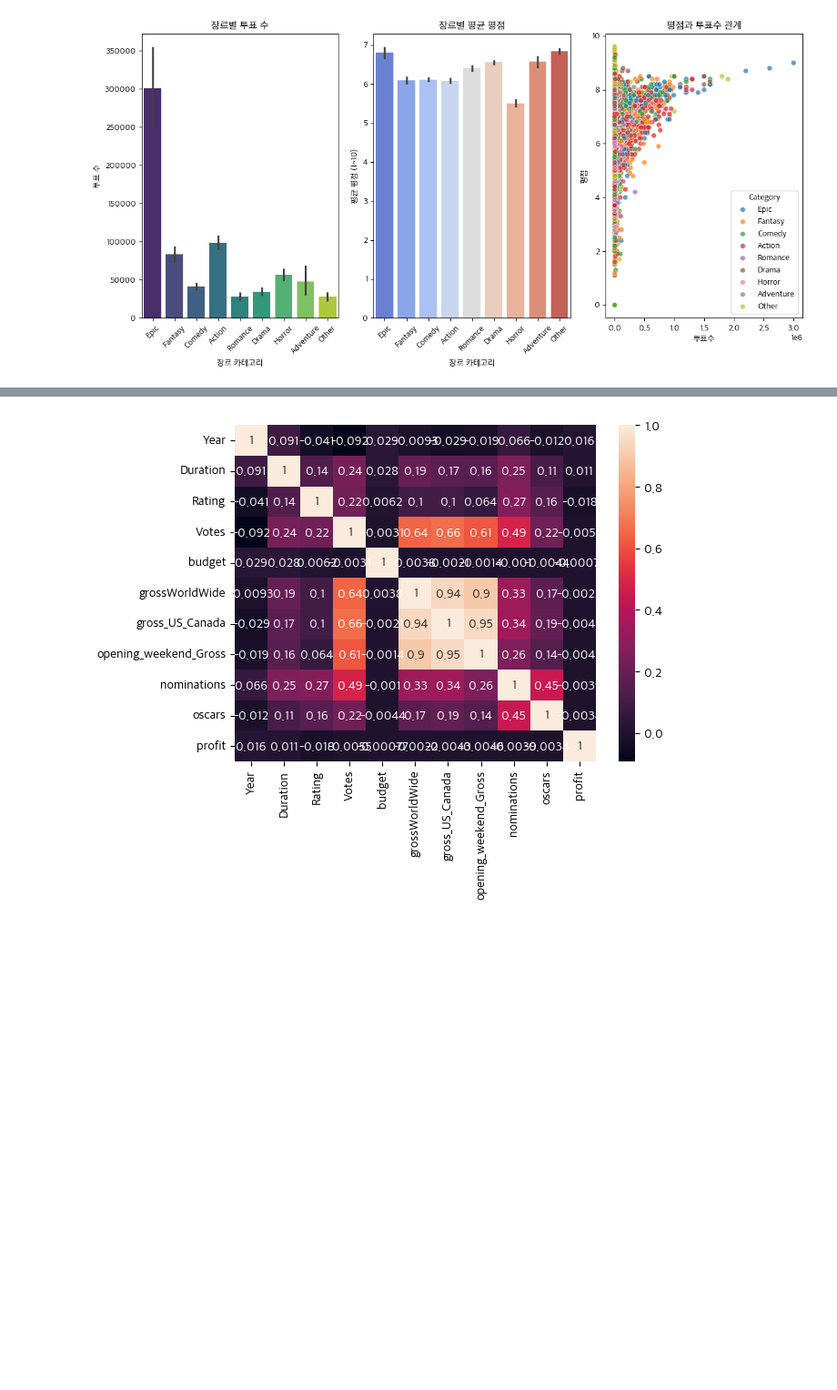
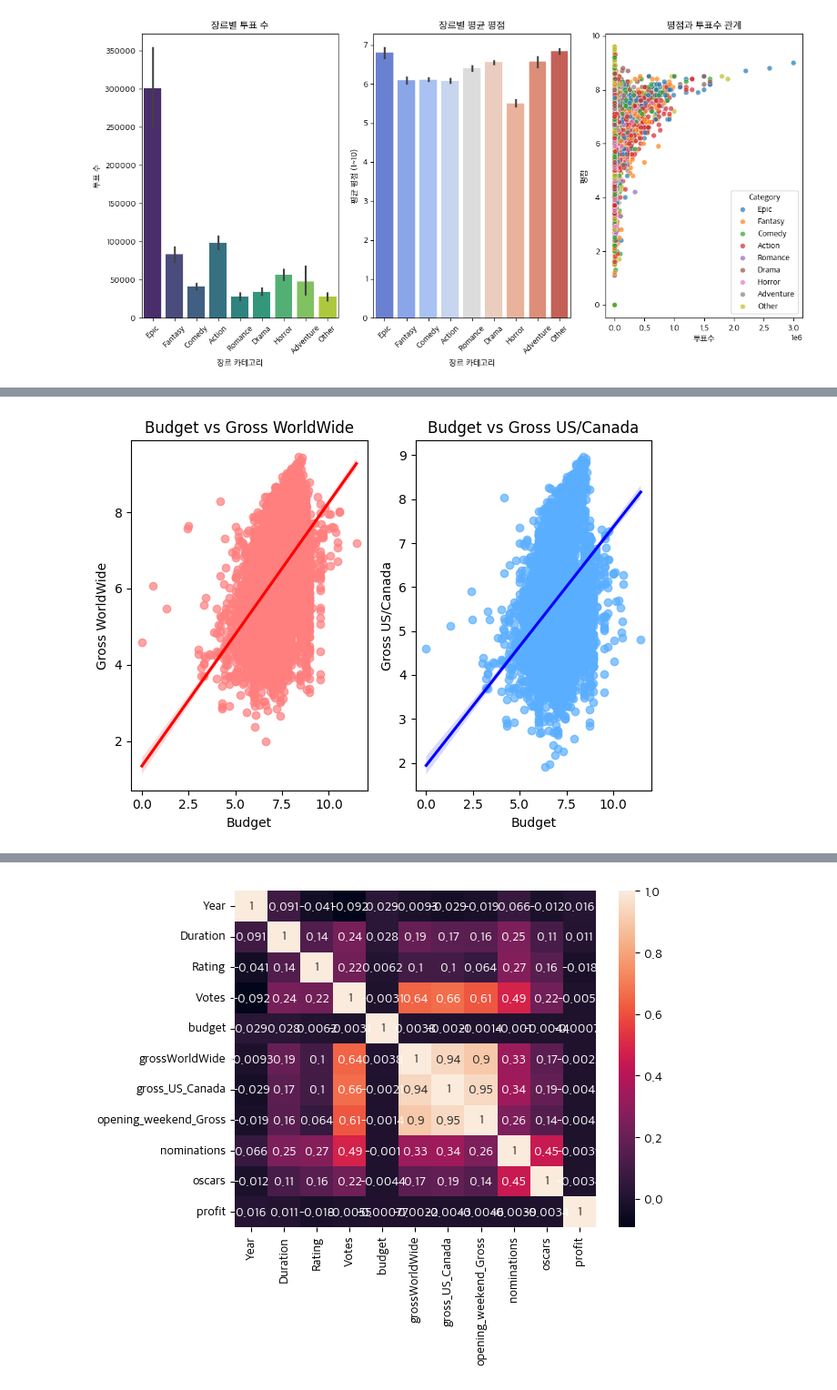
Before and after one commit to Encore-SKN-9/eda_2team, a Jupyter notebook: EDA.ipynb, the cells around one changed output, grey strips where cells are left out. Shown at 91% size. Drawn from its saved outputs; the diff is of its cells as text; code cells hidden in the pictures; blank space fills up the shorter version.

```diff
--- a/EDA.ipynb
+++ b/EDA.ipynb
@@ -200,0 +264,30 @@ plt.show()
+# %%
+bg_df = df[['budget', 'grossWorldWide', 'gross_US_Canada']]
+
+# 0을 로그처리 x
+# 두 데이터의 스케일을 맞춰주는 작업
+bg_df = bg_df.replace(0, np.nan)
+bg_df = np.log10(bg_df)
+
+# 예산과 수익
+# 예산과 전 세계 수익 간의 관계
+# 회귀선: 전반적인 추세
+plt.subplot(1, 2, 1)
+sns.regplot(x="budget", y="grossWorldWide", data=bg_df, scatter_kws={"alpha": 0.7, "color": "#FF7E7E"}, line_kws={"color": "red"})
+plt.title("Budget vs Gross WorldWide")
+plt.xlabel("Budget")
+plt.ylabel("Gross WorldWide")
+
+# 예산과 북미(미국/캐나다)수익 간의 관계
+# 회귀선: 전반적인 추세
+plt.subplot(1, 2, 2)
+sns.regplot(x="budget", y="gross_US_Canada", data=bg_df, scatter_kws={"alpha": 0.7, "color":"#5AAEFF"}, line_kws={"color": "blue"})
+plt.title("Budget vs Gross US/Canada")
+plt.xlabel("Budget")
+plt.ylabel("Gross US/Canada")
+
+# 그래프 출력
+plt.tight_layout()
+plt.show()
+# %% [output]
+[figure, added]
```
Also changed, not shown: parts of 88 cells of this notebook.
